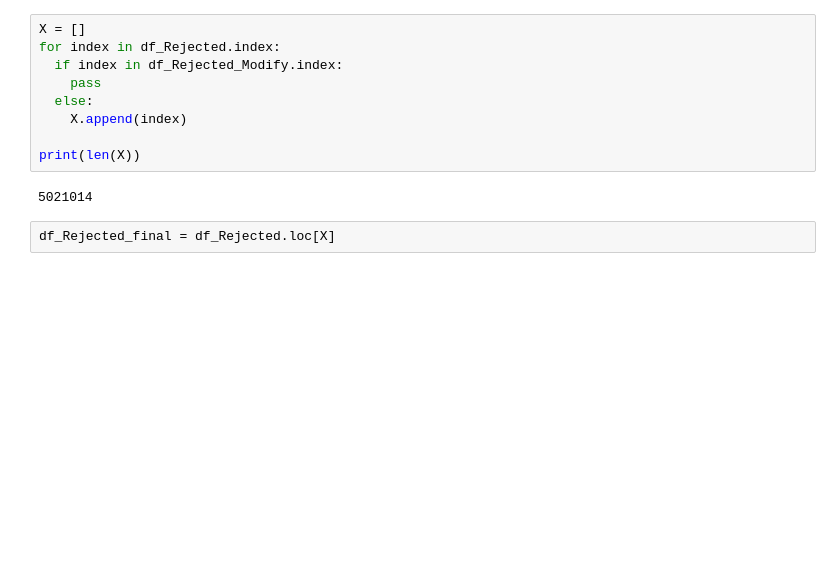
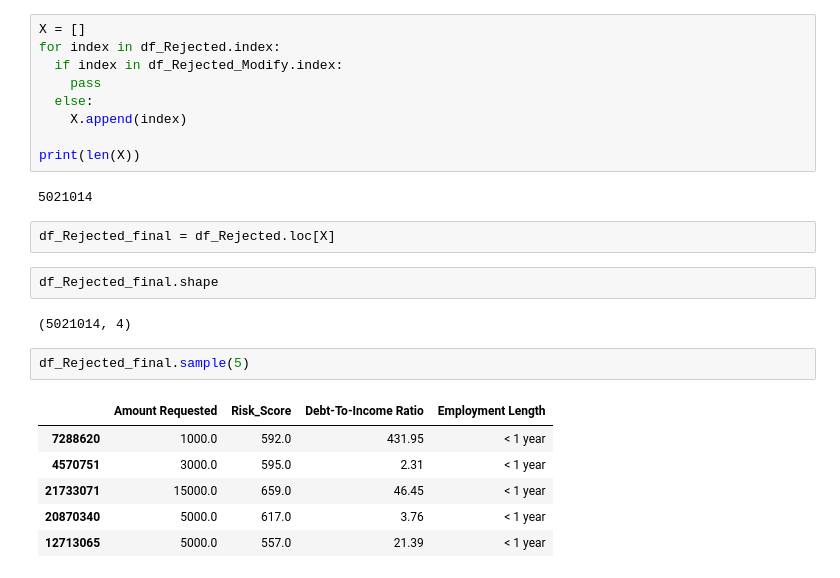
Before and after one commit to Manasa389/Technocolabs_Main_Project, a Jupyter notebook: 1>Exploratory_data_analysis_.ipynb, the cells around one changed output. Drawn from its saved outputs; the diff is of its cells as text; blank space fills up the shorter version.

```diff
--- a/1>Exploratory_data_analysis_.ipynb
+++ b/1>Exploratory_data_analysis_.ipynb
@@ -1493,3 +1493,16 @@ print(len(X))
 5021014
 # %%
 df_Rejected_final = df_Rejected.loc[X]
+# %%
+df_Rejected_final.shape
+# %% [output]
+(5021014, 4)
+# %%
+df_Rejected_final.sample(5)
+# %% [output]
+|  | Amount Requested | Risk_Score | Debt-To-Income Ratio | Employment Length |
+| 7288620 | 1000.0 | 592.0 | 431.95 | < 1 year |
+| 4570751 | 3000.0 | 595.0 | 2.31 | < 1 year |
+| 21733071 | 15000.0 | 659.0 | 46.45 | < 1 year |
+| 20870340 | 5000.0 | 617.0 | 3.76 | < 1 year |
+| 12713065 | 5000.0 | 557.0 | 21.39 | < 1 year |
```
Also changed, not shown: parts of 7 cells of this notebook.
